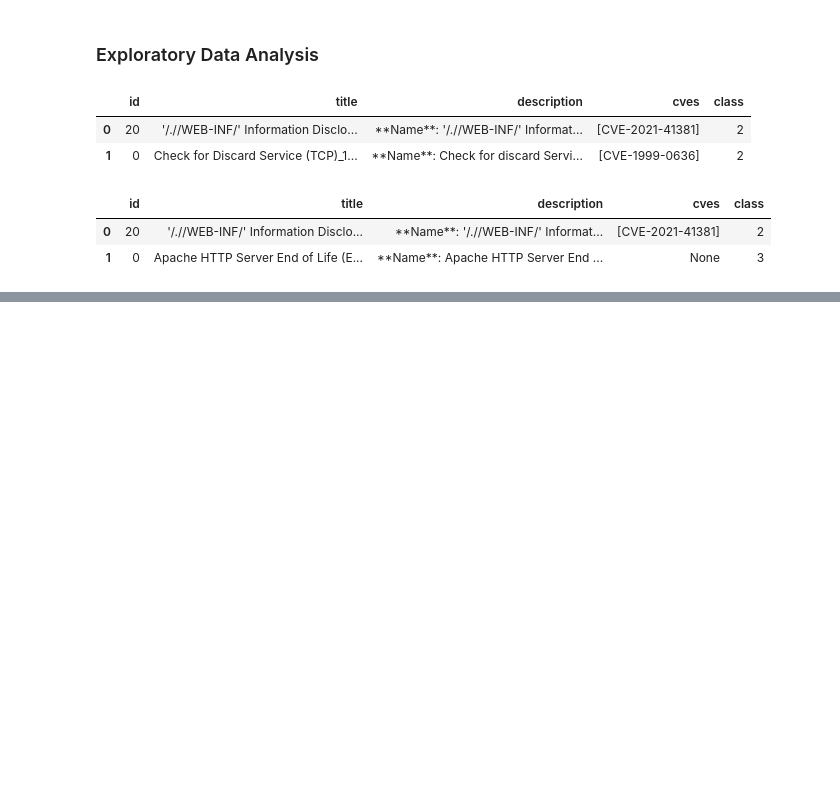
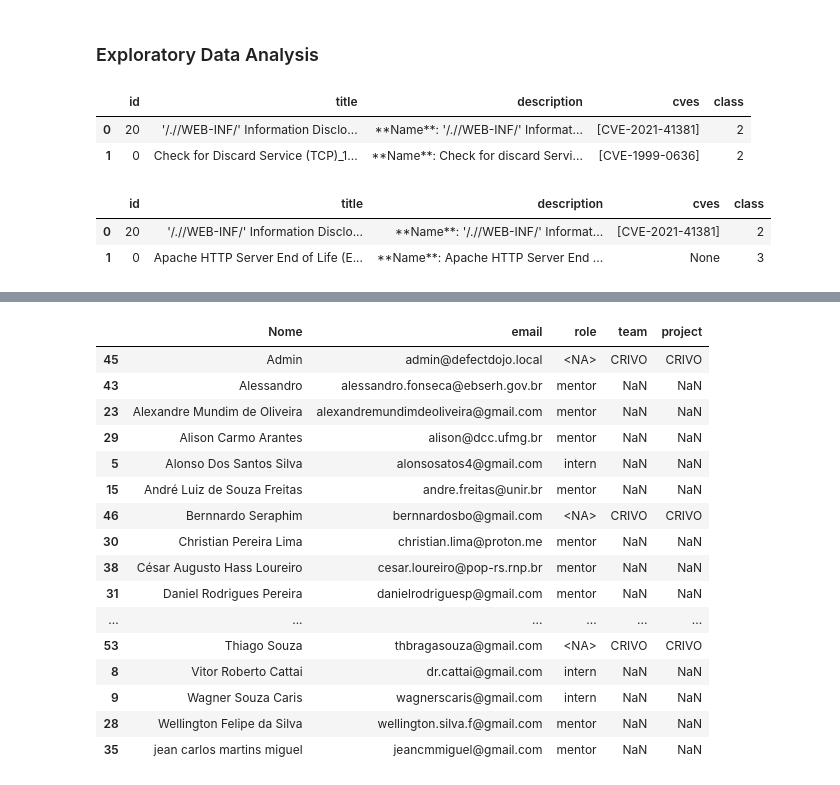
Before and after one commit to TopologyMapping/network-security, a Jupyter notebook: voting_analysis/src/analysis/data_prep.ipynb, the cells around one changed output, grey strips where cells are left out. Cells and saved outputs as stored; diff of their text form; code cells hidden in the pictures; blank space fills up the shorter version.

```diff
--- a/voting_analysis/src/analysis/data_prep.ipynb
+++ b/voting_analysis/src/analysis/data_prep.ipynb
@@ -381,3 +423,23 @@ from email_generator import generate_html
+# %%
+df_users.sort_values(by="Nome")
+# %% [output]
+|  | Nome | email | role | team | project |
+| 45 | Admin | admin@defectdojo.local | <NA> | CRIVO | CRIVO |
+| 43 | Alessandro | alessandro.fonseca@ebserh.gov.br | mentor | NaN | NaN |
+| 23 | Alexandre Mundim de Oliveira | alexandremundimdeoliveira@gmail.com | mentor | NaN | NaN |
+| 29 | Alison Carmo Arantes | alison@dcc.ufmg.br | mentor | NaN | NaN |
+| 5 | Alonso Dos Santos Silva | alonsosatos4@gmail.com | intern | NaN | NaN |
+| 15 | André Luiz de Souza Freitas | andre.freitas@unir.br | mentor | NaN | NaN |
+| 46 | Bernnardo Seraphim | bernnardosbo@gmail.com | <NA> | CRIVO | CRIVO |
+| 30 | Christian Pereira Lima | christian.lima@proton.me | mentor | NaN | NaN |
+| 38 | César Augusto Hass Loureiro | cesar.loureiro@pop-rs.rnp.br | mentor | NaN | NaN |
+| 31 | Daniel Rodrigues Pereira | danielrodriguesp@gmail.com | mentor | NaN | NaN |
+| ... | ... | ... | ... | ... | ... |
+| 53 | Thiago Souza | thbragasouza@gmail.com | <NA> | CRIVO | CRIVO |
+| 8 | Vitor Roberto Cattai | dr.cattai@gmail.com | intern | NaN | NaN |
+| 9 | Wagner Souza Caris | wagnerscaris@gmail.com | intern | NaN | NaN |
+| 28 | Wellington Felipe da Silva | wellington.silva.f@gmail.com | mentor | NaN | NaN |
+| 35 | jean carlos martins miguel | jeancmmiguel@gmail.com | mentor | NaN | NaN |
 # %%
 for user in num_users_df["user_id"].unique():
   html_data = {}
```
Also changed, not shown: parts of 13 cells of this notebook, 2 other files.
